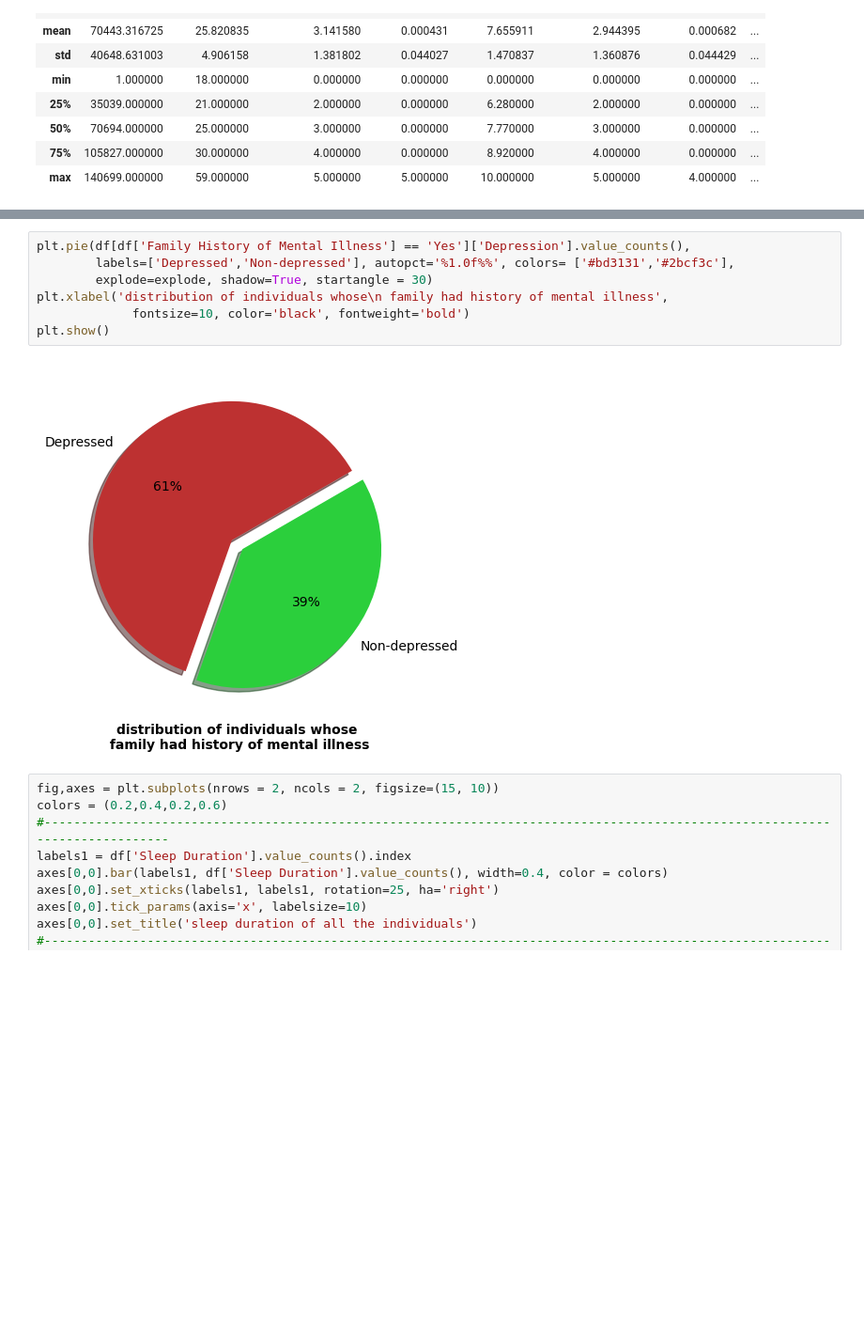
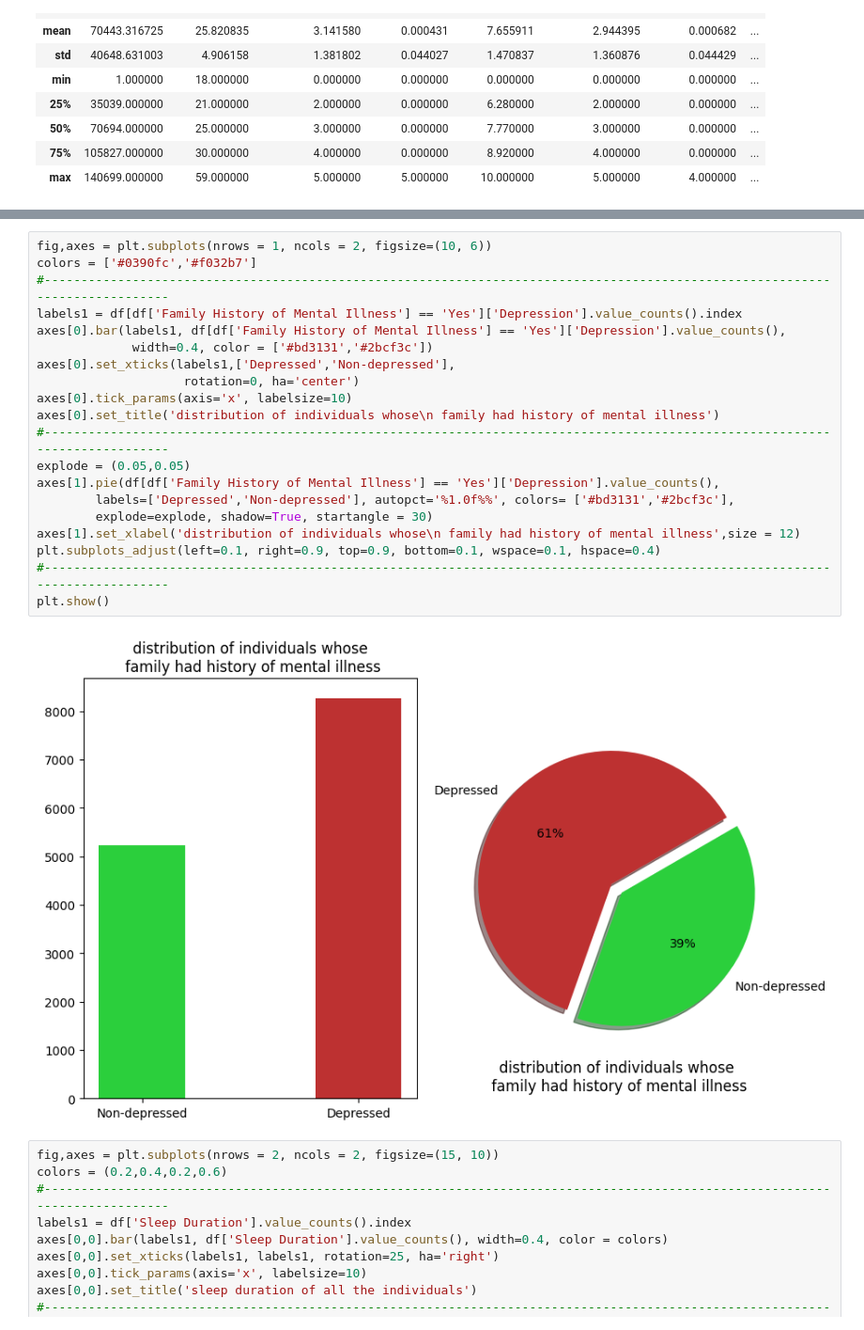
Before and after one commit to gagankumar2488/student_depression_data_analysis, a Jupyter notebook: analysis/analysis_process.ipynb, the cells around one changed output, grey strips where cells are left out. Shown: that part at 94% size. Cells and saved outputs as stored; diff of their text form; blank space fills up the shorter version.

```diff
--- a/analysis/analysis_process.ipynb
+++ b/analysis/analysis_process.ipynb
@@ -63,12 +93,25 @@ plt.show()
 # %%
-plt.pie(df[df['Family History of Mental Illness'] == 'Yes']['Depression'].value_counts(),
+fig,axes = plt.subplots(nrows = 1, ncols = 2, figsize=(10, 6))
+colors = ['#0390fc','#f032b7']
+#-----------------------------------------------------------------------------------------------------------------------------
+labels1 = df[df['Family History of Mental Illness'] == 'Yes']['Depression'].value_counts().index
+axes[0].bar(labels1, df[df['Family History of Mental Illness'] == 'Yes']['Depression'].value_counts(),
+             width=0.4, color = ['#bd3131','#2bcf3c'])
+axes[0].set_xticks(labels1,['Depressed','Non-depressed'],
+                    rotation=0, ha='center')
+axes[0].tick_params(axis='x', labelsize=10)
+axes[0].set_title('distribution of individuals whose\n family had history of mental illness')
+#-----------------------------------------------------------------------------------------------------------------------------
+explode = (0.05,0.05)
+axes[1].pie(df[df['Family History of Mental Illness'] == 'Yes']['Depression'].value_counts(),
         labels=['Depressed','Non-depressed'], autopct='%1.0f%%', colors= ['#bd3131','#2bcf3c'],
         explode=explode, shadow=True, startangle = 30)
-plt.xlabel('distribution of individuals whose\n family had history of mental illness',
-             fontsize=10, color='black', fontweight='bold')
+axes[1].set_xlabel('distribution of individuals whose\n family had history of mental illness',size = 12)
+plt.subplots_adjust(left=0.1, right=0.9, top=0.9, bottom=0.1, wspace=0.1, hspace=0.4)
+#-----------------------------------------------------------------------------------------------------------------------------
 plt.show()
 # %% [output]
-[figure, old version]
+[figure, new version]
 # %%
 fig,axes = plt.subplots(nrows = 2, ncols = 2, figsize=(15, 10))
 colors = (0.2,0.4,0.2,0.6)
```
Also changed, not shown: parts of 4 cells of this notebook.
